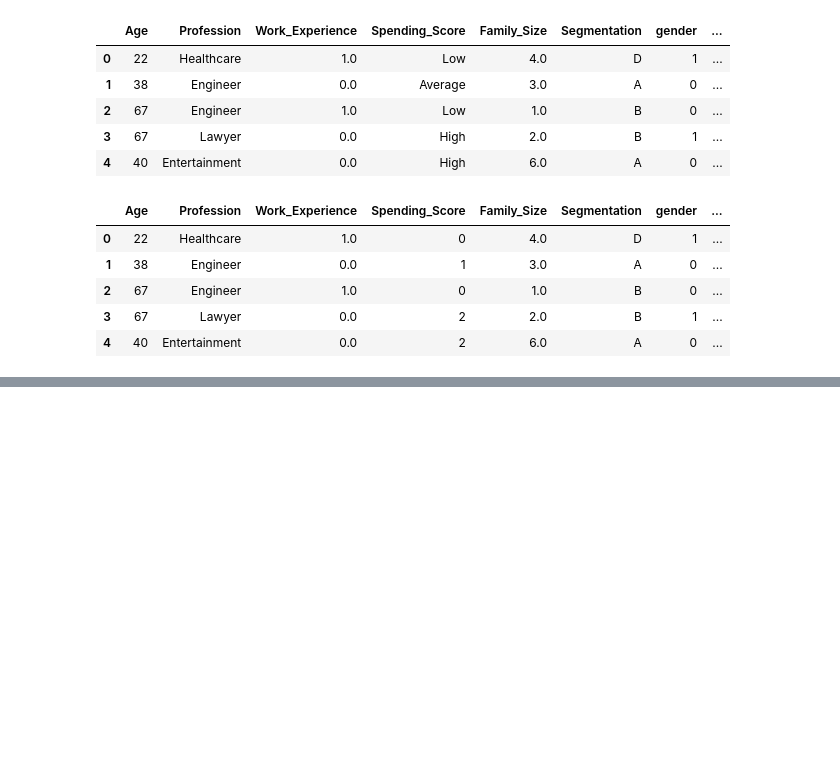
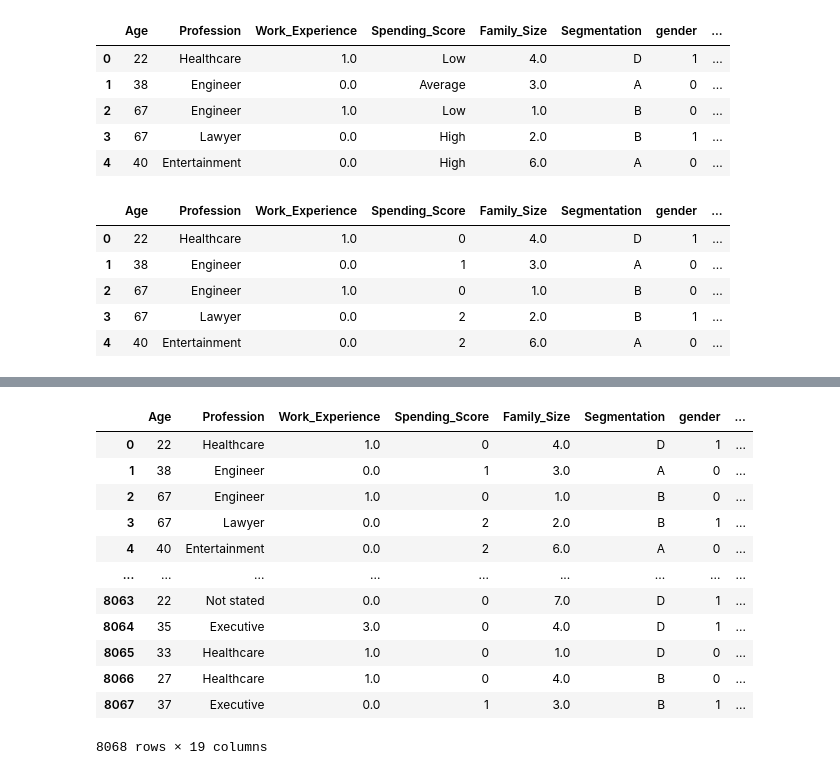
Before and after one commit to RidwanTiamiyu/super-parakeet, a Jupyter notebook: code.ipynb, the cells around one changed output, grey strips where cells are left out. Saved outputs shown, nothing was run; the diff lists cells and outputs as text; code cells hidden in the pictures; blank space fills up the shorter version.

```diff
--- a/code.ipynb
+++ b/code.ipynb
@@ -196,0 +217,17 @@ df.head()
+# %%
+df = pd.concat([df, small_df], axis = 1)
+df
+# %% [output]
+|  | Age | Profession | Work_Experience | Spending_Score | Family_Size | Segmentation | gender | ... |
+| 0 | 22 | Healthcare | 1.0 | 0 | 4.0 | D | 1 | ... |
+| 1 | 38 | Engineer | 0.0 | 1 | 3.0 | A | 0 | ... |
+| 2 | 67 | Engineer | 1.0 | 0 | 1.0 | B | 0 | ... |
+| 3 | 67 | Lawyer | 0.0 | 2 | 2.0 | B | 1 | ... |
+| 4 | 40 | Entertainment | 0.0 | 2 | 6.0 | A | 0 | ... |
+| ... | ... | ... | ... | ... | ... | ... | ... | ... |
+| 8063 | 22 | Not stated | 0.0 | 0 | 7.0 | D | 1 | ... |
+| 8064 | 35 | Executive | 3.0 | 0 | 4.0 | D | 1 | ... |
+| 8065 | 33 | Healthcare | 1.0 | 0 | 1.0 | D | 0 | ... |
+| 8066 | 27 | Healthcare | 1.0 | 0 | 4.0 | B | 0 | ... |
+| 8067 | 37 | Executive | 0.0 | 1 | 3.0 | B | 1 | ... |
+8068 rows × 19 columns
```
Also changed, not shown: parts of 25 cells of this notebook.
